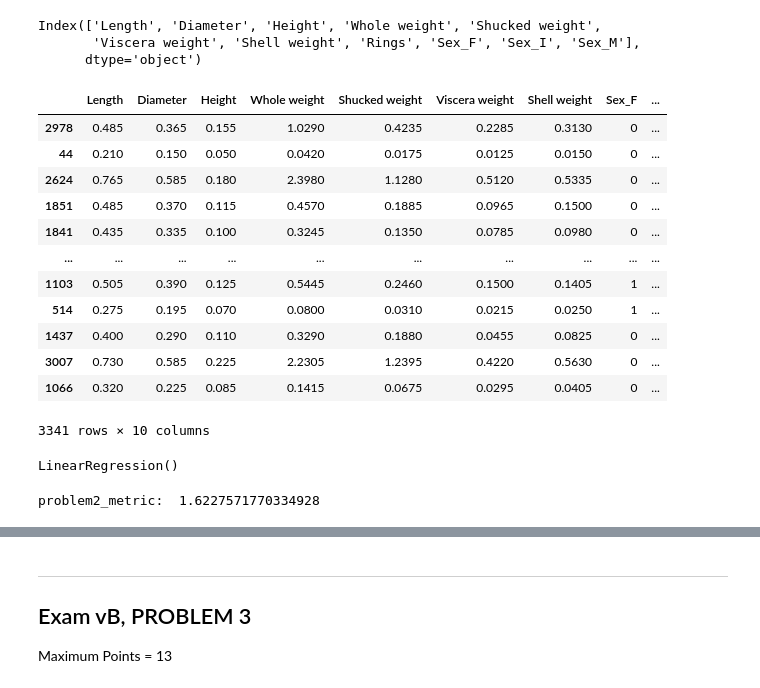
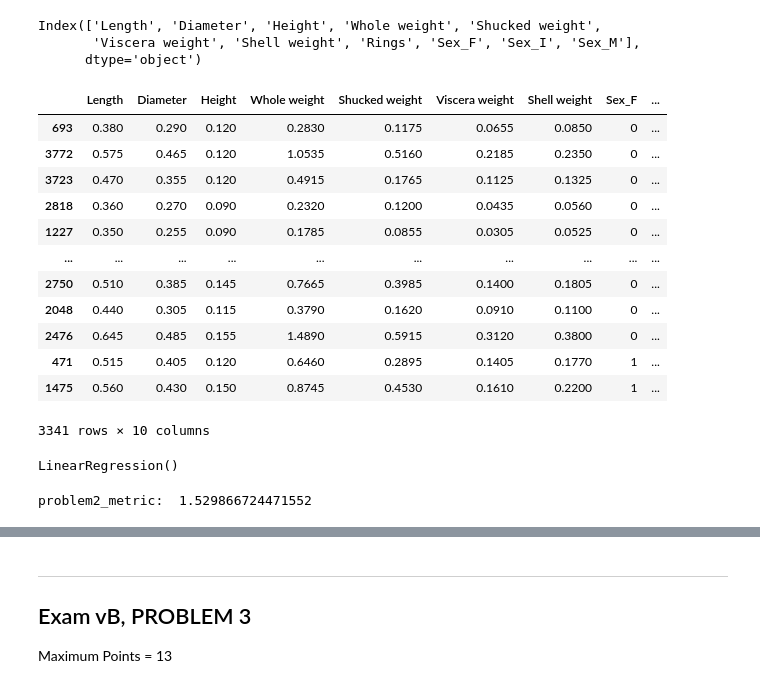
Before and after one commit to elisehammarstrom/ds, a Jupyter notebook: introduction_toDS/ExamJanuary_2023_problem.ipynb, the cells around one changed output, grey strips where cells are left out. Saved outputs shown, nothing was run; the diff lists cells and outputs as text; code cells hidden in the pictures.

```diff
--- a/introduction_toDS/ExamJanuary_2023_problem.ipynb
+++ b/introduction_toDS/ExamJanuary_2023_problem.ipynb
@@ -339,39 +340,41 @@ Index(['Length', 'Diameter', 'Height', 'Whole weight', 'Shucked weight',
 # %%
 # Part 2
 
 from sklearn.model_selection import train_test_split
+import numpy as np
 
 # Fill in your X and y below
 
 df = problem2_df
 
 target = ['Rings']
 #X = df.loc[:, ~df.columns.isin(target)]
 #y = df.loc[:, df.columns.isin(target)]
 
 problem2_X= df.loc[:, ~df.columns.isin(target)] #tilde, ~, gives negation. So with
 #~df.columns.isin(target) we say that the dataframe columns that arent the target are the columns to keep
 problem2_y= df.loc[:, df.columns.isin(target)].values.flatten()
+#problem2_y= df.loc[:, df.columns.isin(target)].values.reshape(-1,1)
 #it is important to only get the values and flatten it here for problem2_y
 
 # Split the data into train and test using train_test_split
 # keep the train size as 0.8 and use random_state=42
-problem2_X_train,problem2_X_test,problem2_y_train,problem2_y_test = train_test_split(problem2_X, problem2_y, train_size=0.8, test_size=0.2)
+problem2_X_train,problem2_X_test,problem2_y_train,problem2_y_test = train_test_split(problem2_X, problem2_y, train_size=0.8, test_size=0.2, shuffle=True)
 
 problem2_X_train
 # %% [output]
 |  | Length | Diameter | Height | Whole weight | Shucked weight | Viscera weight | Shell weight | Sex_F | ... |
-| 2978 | 0.485 | 0.365 | 0.155 | 1.0290 | 0.4235 | 0.2285 | 0.3130 | 0 | ... |
-| 44 | 0.210 | 0.150 | 0.050 | 0.0420 | 0.0175 | 0.0125 | 0.0150 | 0 | ... |
-| 2624 | 0.765 | 0.585 | 0.180 | 2.3980 | 1.1280 | 0.5120 | 0.5335 | 0 | ... |
-| 1851 | 0.485 | 0.370 | 0.115 | 0.4570 | 0.1885 | 0.0965 | 0.1500 | 0 | ... |
-| 1841 | 0.435 | 0.335 | 0.100 | 0.3245 | 0.1350 | 0.0785 | 0.0980 | 0 | ... |
+| 693 | 0.380 | 0.290 | 0.120 | 0.2830 | 0.1175 | 0.0655 | 0.0850 | 0 | ... |
+| 3772 | 0.575 | 0.465 | 0.120 | 1.0535 | 0.5160 | 0.2185 | 0.2350 | 0 | ... |
+| 3723 | 0.470 | 0.355 | 0.120 | 0.4915 | 0.1765 | 0.1125 | 0.1325 | 0 | ... |
+| 2818 | 0.360 | 0.270 | 0.090 | 0.2320 | 0.1200 | 0.0435 | 0.0560 | 0 | ... |
+| 1227 | 0.350 | 0.255 | 0.090 | 0.1785 | 0.0855 | 0.0305 | 0.0525 | 0 | ... |
 | ... | ... | ... | ... | ... | ... | ... | ... | ... | ... |
-| 1103 | 0.505 | 0.390 | 0.125 | 0.5445 | 0.2460 | 0.1500 | 0.1405 | 1 | ... |
-| 514 | 0.275 | 0.195 | 0.070 | 0.0800 | 0.0310 | 0.0215 | 0.0250 | 1 | ... |
-| 1437 | 0.400 | 0.290 | 0.110 | 0.3290 | 0.1880 | 0.0455 | 0.0825 | 0 | ... |
-| 3007 | 0.730 | 0.585 | 0.225 | 2.2305 | 1.2395 | 0.4220 | 0.5630 | 0 | ... |
-| 1066 | 0.320 | 0.225 | 0.085 | 0.1415 | 0.0675 | 0.0295 | 0.0405 | 0 | ... |
+| 2750 | 0.510 | 0.385 | 0.145 | 0.7665 | 0.3985 | 0.1400 | 0.1805 | 0 | ... |
+| 2048 | 0.440 | 0.305 | 0.115 | 0.3790 | 0.1620 | 0.0910 | 0.1100 | 0 | ... |
+| 2476 | 0.645 | 0.485 | 0.155 | 1.4890 | 0.5915 | 0.3120 | 0.3800 | 0 | ... |
+| 471 | 0.515 | 0.405 | 0.120 | 0.6460 | 0.2895 | 0.1405 | 0.1770 | 1 | ... |
+| 1475 | 0.560 | 0.430 | 0.150 | 0.8745 | 0.4530 | 0.1610 | 0.2200 | 1 | ... |
 3341 rows × 10 columns
 # %%
 # Part 3
@@ -401,7 +404,7 @@ MAE = mean_absolute_error(y_true, y_pred)
 problem2_metric = MAE
 print("problem2_metric: ", problem2_metric)
 # %% [output]
-problem2_metric:  1.6227571770334928
+problem2_metric:  1.529866724471552
 # %%
 # Part 4
 
```
Also changed, not shown: parts of 7 cells of this notebook, 5 other files.
